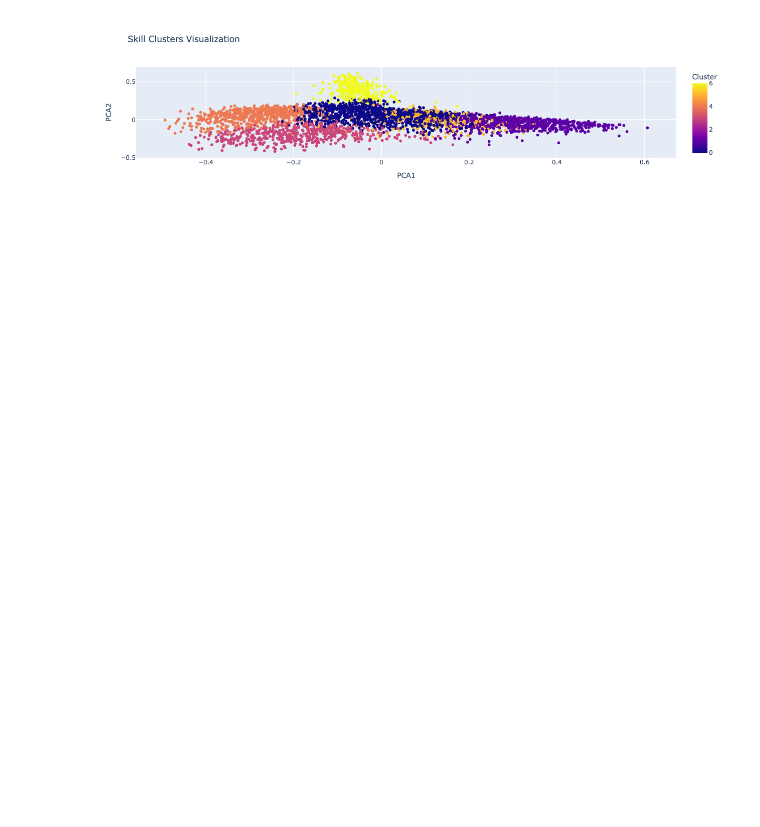
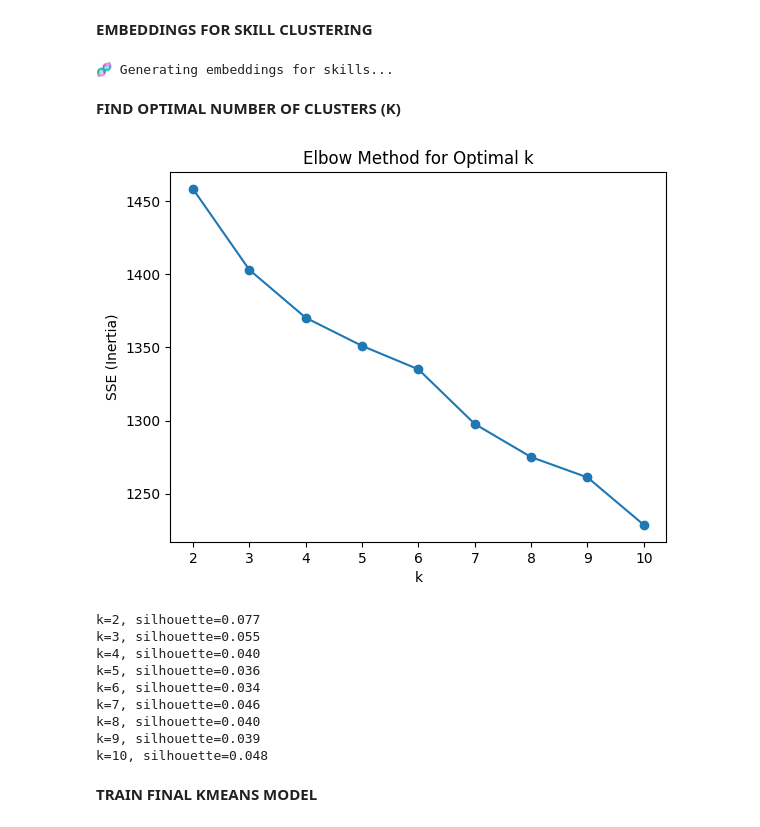
Before and after one commit to AbhiGupta1310/AI-Career-Advisor, a Jupyter notebook: main.ipynb, the cells around one changed output. Saved outputs shown, nothing was run; the diff lists cells and outputs as text; code cells hidden in the pictures; blank space fills up the shorter version.

```diff
--- a/main.ipynb
+++ b/main.ipynb
@@ -92,3 +137,0 @@ df.drop_duplicates(inplace=True)
-# %%
-df['num_skills'] = df['total_skills'].apply(lambda x: len(x.split(',')) if isinstance(x, str) else 0)
-df['num_skills'].describe()
@@ -432,2 +137,0 @@ print("✅ KMeans model saved as data/skill_clusters.joblib")
-# %%
-kmeans = joblib.load("data/skill_clusters.joblib")
@@ -650,17 +137,0 @@ recommend_cluster_skills("python, sql, data visualization", target_cluster=3)
-# %%
-import plotly.express as px
-from sklearn.decomposition import PCA
-
-pca = PCA(n_components=2, random_state=42)
-reduced = pca.fit_transform(X.toarray())
-
-df_plot = pd.DataFrame({
-    'PCA1': reduced[:, 0],
-    'PCA2': reduced[:, 1],
-    'Cluster': labels
-})
-
-fig = px.scatter(df_plot, x='PCA1', y='PCA2', color='Cluster', title="Skill Clusters Visualization")
-fig.show()
-# %% [output]
-[figure, removed]
@@ -666,0 +141,57 @@ fig.show()
+# %% [markdown]
+**EMBEDDINGS FOR SKILL CLUSTERING**
+# %%
+OLLAMA_URL = "http://localhost:11434/api/embed"
+MODEL_NAME = "bge-m3"
+
+def embed_texts(texts):
+    """Embed text list using local Ollama API."""
+    r = requests.post(OLLAMA_URL, json={"model": MODEL_NAME, "input": texts})
+    r.raise_for_status()
+    return np.array(r.json()["embeddings"])
+
+print("\n🧬 Generating embeddings for skills...")
+df["skills_emb"] = embed_texts(df["total_skills"].tolist()).tolist()
+# %% [output]
+🧬 Generating embeddings for skills...
+# %% [markdown]
+**FIND OPTIMAL NUMBER OF CLUSTERS (K)**
+# %%
+# vectorizer = TfidfVectorizer(stop_words='english')
+# X = vectorizer.fit_transform(df['total_skills'])
+X = np.vstack(df["skills_emb"])   # ✅ KMeans trained on embeddings
+
+
+# Elbow Method
+sse = []
+k_values = range(2, 11)
+for k in k_values:
+    kmeans = KMeans(n_clusters=k, random_state=42)
+    kmeans.fit(X)
+    sse.append(kmeans.inertia_)
+
+plt.plot(k_values, sse, marker='o')
+plt.xlabel('k')
+plt.ylabel('SSE (Inertia)')
+plt.title('Elbow Method for Optimal k')
+plt.show()
+
+# Silhouette Score
+for k in range(2, 11):
+    kmeans = KMeans(n_clusters=k, random_state=42)
+    labels = kmeans.fit_predict(X)
+    score = silhouette_score(X, labels)
+    print(f"k={k}, silhouette={score:.3f}")
+# %% [output]
+[figure, added]
+k=2, silhouette=0.077
+k=3, silhouette=0.055
+k=4, silhouette=0.040
+k=5, silhouette=0.036
+k=6, silhouette=0.034
+k=7, silhouette=0.046
+k=8, silhouette=0.040
+k=9, silhouette=0.039
+k=10, silhouette=0.048
+# %% [markdown]
+**TRAIN FINAL KMEANS MODEL**
```
Also changed, not shown: parts of 68 cells of this notebook, 15 other files.
